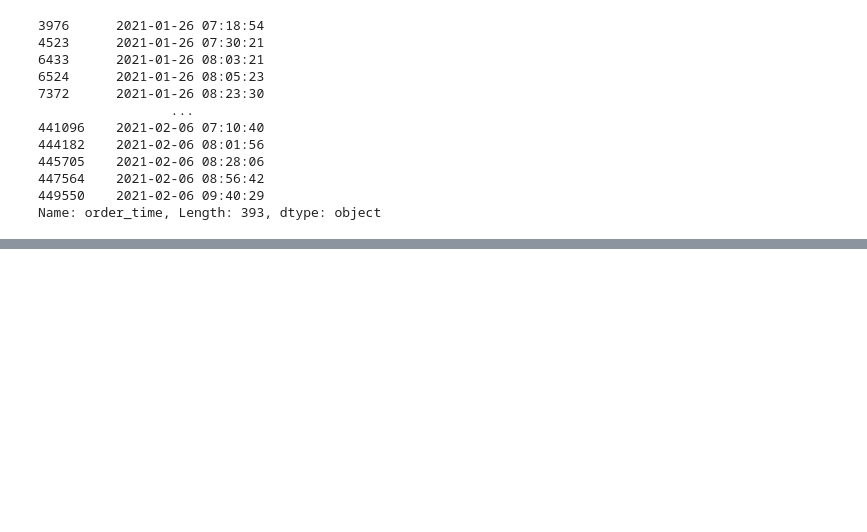
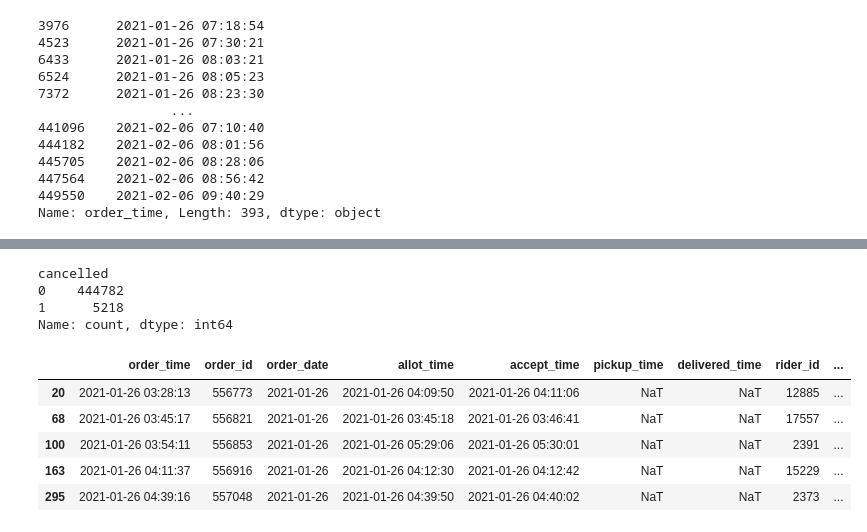
Before and after one commit to Ankush-r7/food_delivery_analytics, a Jupyter notebook: notebooks/data_understanding.ipynb, the cells around one changed output, grey strips where cells are left out. Cells and saved outputs as stored; diff of their text form; code cells hidden in the pictures; blank space fills up the shorter version.

```diff
--- a/notebooks/data_understanding.ipynb
+++ b/notebooks/data_understanding.ipynb
@@ -255,0 +356,16 @@ Name: order_time, Length: 393, dtype: object
+# %%
+df['cancelled'].value_counts()
+# %% [output]
+cancelled
+0    444782
+1      5218
+Name: count, dtype: int64
+# %%
+df[df['pickup_time'].isna()].head()
+# %% [output]
+|  | order_time | order_id | order_date | allot_time | accept_time | pickup_time | delivered_time | rider_id | ... |
+| 20 | 2021-01-26 03:28:13 | 556773 | 2021-01-26 | 2021-01-26 04:09:50 | 2021-01-26 04:11:06 | NaT | NaT | 12885 | ... |
+| 68 | 2021-01-26 03:45:17 | 556821 | 2021-01-26 | 2021-01-26 03:45:18 | 2021-01-26 03:46:41 | NaT | NaT | 17557 | ... |
+| 100 | 2021-01-26 03:54:11 | 556853 | 2021-01-26 | 2021-01-26 05:29:06 | 2021-01-26 05:30:01 | NaT | NaT | 2391 | ... |
+| 163 | 2021-01-26 04:11:37 | 556916 | 2021-01-26 | 2021-01-26 04:12:30 | 2021-01-26 04:12:42 | NaT | NaT | 15229 | ... |
+| 295 | 2021-01-26 04:39:16 | 557048 | 2021-01-26 | 2021-01-26 04:39:50 | 2021-01-26 04:40:02 | NaT | NaT | 2373 | ... |
```
Also changed, not shown: parts of 19 cells of this notebook, 2 other files.
